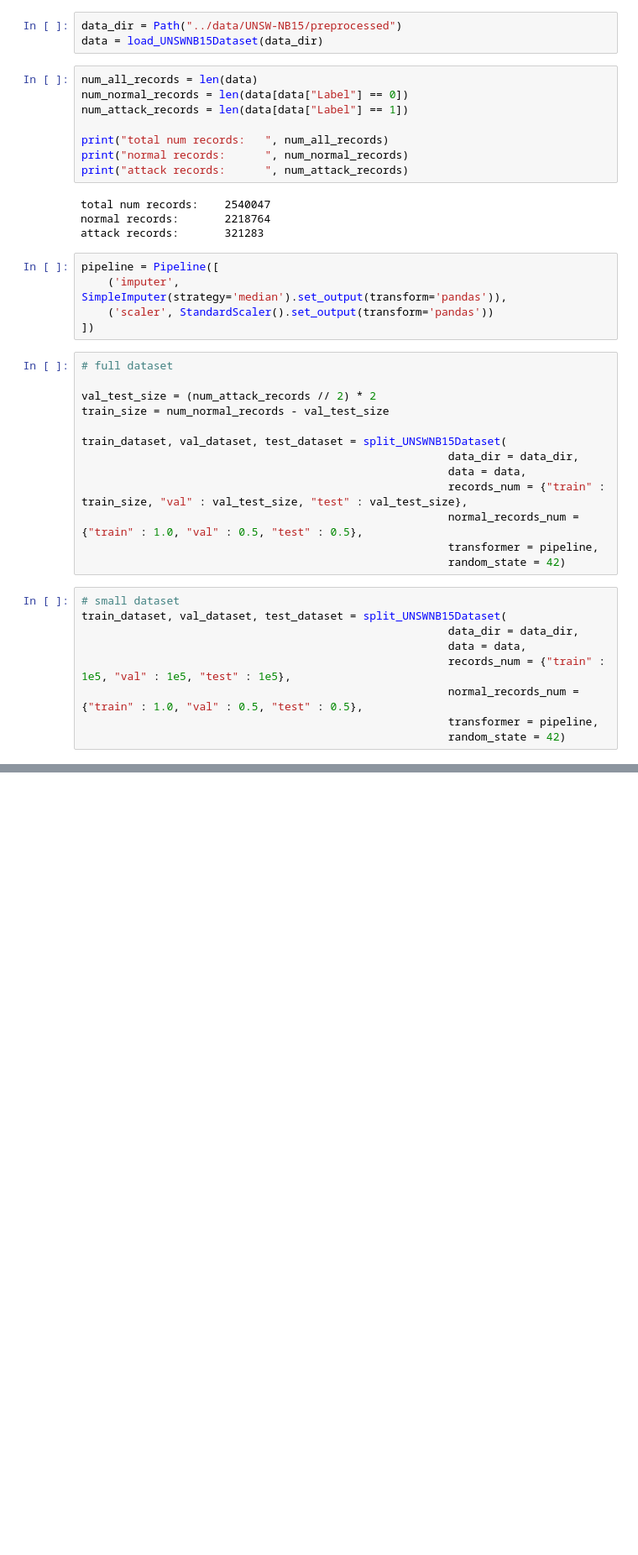
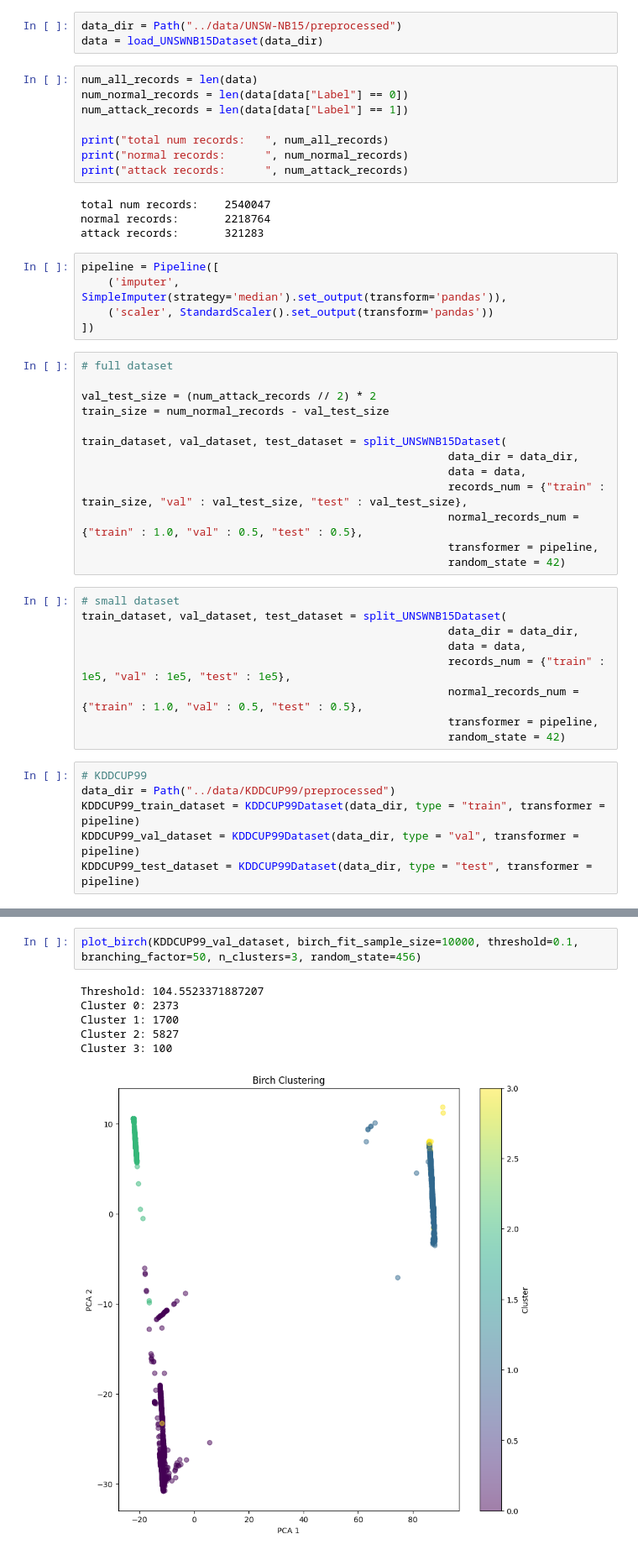
Before and after one commit to Szymon-Winiecki/network-anomaly-detection-research, a Jupyter notebook: code/dataset_test.ipynb, the cells around one changed output, grey strips where cells are left out. Shown at 84% size. Cells and saved outputs as stored; diff of their text form; blank space fills up the shorter version.

```diff
--- a/code/dataset_test.ipynb
+++ b/code/dataset_test.ipynb
@@ -72,3 +82,9 @@ train_dataset, val_dataset, test_dataset = split_UNSWNB15Dataset(
                                                         normal_records_num = {"train" : 1.0, "val" : 0.5, "test" : 0.5},
                                                         transformer = pipeline,
                                                         random_state = 42)
+# %%
+# KDDCUP99
+data_dir = Path("../data/KDDCUP99/preprocessed")
+KDDCUP99_train_dataset = KDDCUP99Dataset(data_dir, type = "train", transformer = pipeline)
+KDDCUP99_val_dataset = KDDCUP99Dataset(data_dir, type = "val", transformer = pipeline)
+KDDCUP99_test_dataset = KDDCUP99Dataset(data_dir, type = "test", transformer = pipeline)
@@ -272,0 +774,9 @@ metrics
+# %%
+plot_birch(KDDCUP99_val_dataset, birch_fit_sample_size=10000, threshold=0.1, branching_factor=50, n_clusters=3, random_state=456)
+# %% [output]
+Threshold: 104.5523371887207
+Cluster 0: 2373
+Cluster 1: 1700
+Cluster 2: 5827
+Cluster 3: 100
+[figure, added]
```
Also changed, not shown: parts of 33 cells of this notebook, 1 other file.
